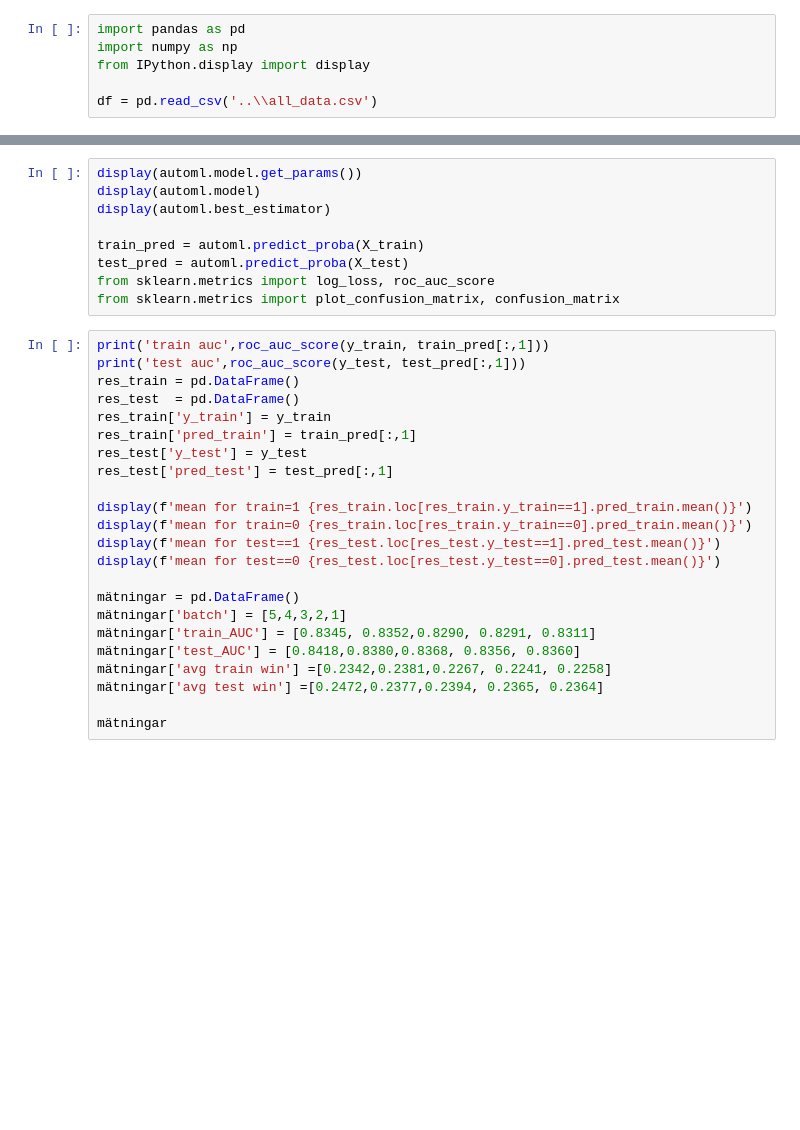
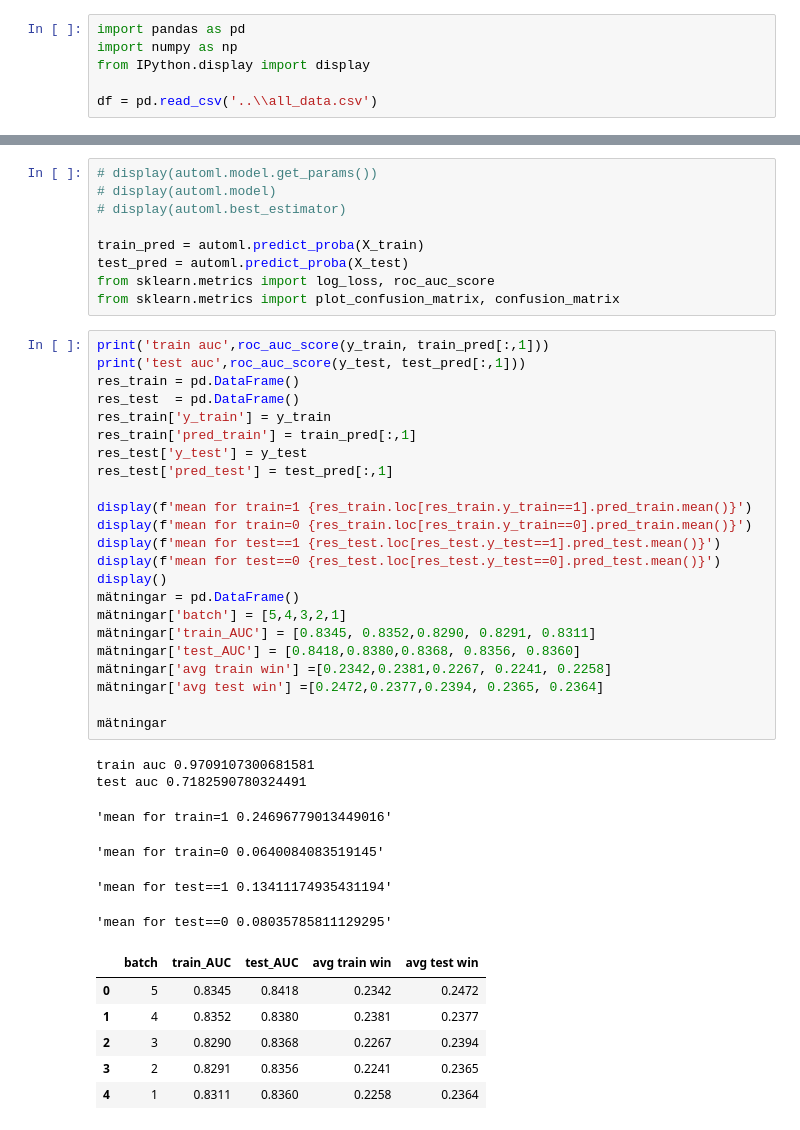
Before and after one commit to carokanns/Trav, a Jupyter notebook: spel/v75_tester/FLAML test.ipynb, the cells around one changed output, grey strips where cells are left out. Saved outputs shown, nothing was run; the diff lists cells and outputs as text; blank space fills up the shorter version.

```diff
--- a/spel/v75_tester/FLAML test.ipynb
+++ b/spel/v75_tester/FLAML test.ipynb
@@ -68,7 +105,7 @@ automl.fit(X_train, y_train,task = 'classification',split_type=None, time_budget
 # %%
-display(automl.model.get_params())
-display(automl.model)
-display(automl.best_estimator)
+# display(automl.model.get_params())
+# display(automl.model)
+# display(automl.best_estimator)
 
 train_pred = automl.predict_proba(X_train)
 test_pred = automl.predict_proba(X_test)
@@ -77,25 +114,38 @@ from sklearn.metrics import plot_confusion_matrix, confusion_matrix
 # %%
 print('train auc',roc_auc_score(y_train, train_pred[:,1]))
 print('test auc',roc_auc_score(y_test, test_pred[:,1]))
 res_train = pd.DataFrame()
 res_test  = pd.DataFrame()
 res_train['y_train'] = y_train
 res_train['pred_train'] = train_pred[:,1]
 res_test['y_test'] = y_test
 res_test['pred_test'] = test_pred[:,1]
 
 display(f'mean for train=1 {res_train.loc[res_train.y_train==1].pred_train.mean()}')
 display(f'mean for train=0 {res_train.loc[res_train.y_train==0].pred_train.mean()}')
 display(f'mean for test==1 {res_test.loc[res_test.y_test==1].pred_test.mean()}')
 display(f'mean for test==0 {res_test.loc[res_test.y_test==0].pred_test.mean()}')
-
+display()
 mätningar = pd.DataFrame()
 mätningar['batch'] = [5,4,3,2,1]
 mätningar['train_AUC'] = [0.8345, 0.8352,0.8290, 0.8291, 0.8311]
 mätningar['test_AUC'] = [0.8418,0.8380,0.8368, 0.8356, 0.8360]
 mätningar['avg train win'] =[0.2342,0.2381,0.2267, 0.2241, 0.2258]
 mätningar['avg test win'] =[0.2472,0.2377,0.2394, 0.2365, 0.2364]
 
 mätningar
+# %% [output]
+train auc 0.9709107300681581
+test auc 0.7182590780324491
+'mean for train=1 0.24696779013449016'
+'mean for train=0 0.0640084083519145'
+'mean for test==1 0.13411174935431194'
+'mean for test==0 0.08035785811129295'
+|  | batch | train_AUC | test_AUC | avg train win | avg test win |
+| 0 | 5 | 0.8345 | 0.8418 | 0.2342 | 0.2472 |
+| 1 | 4 | 0.8352 | 0.8380 | 0.2381 | 0.2377 |
+| 2 | 3 | 0.8290 | 0.8368 | 0.2267 | 0.2394 |
+| 3 | 2 | 0.8291 | 0.8356 | 0.2241 | 0.2365 |
+| 4 | 1 | 0.8311 | 0.8360 | 0.2258 | 0.2364 |
 # %%
 # automl.model.model.get_feature_importance(prettified=True)
```
Also changed, not shown: parts of 10 cells of this notebook, 24 other files.
